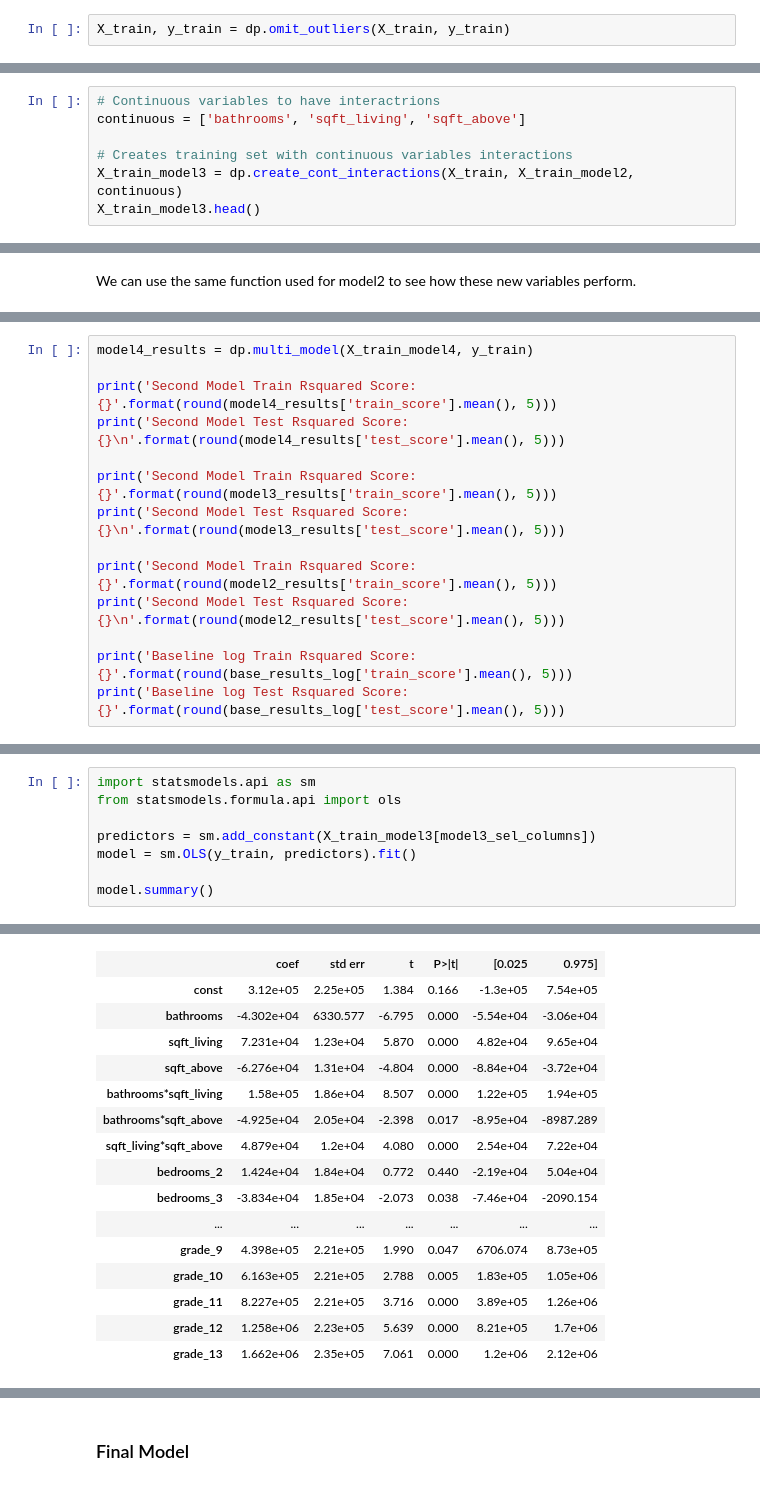
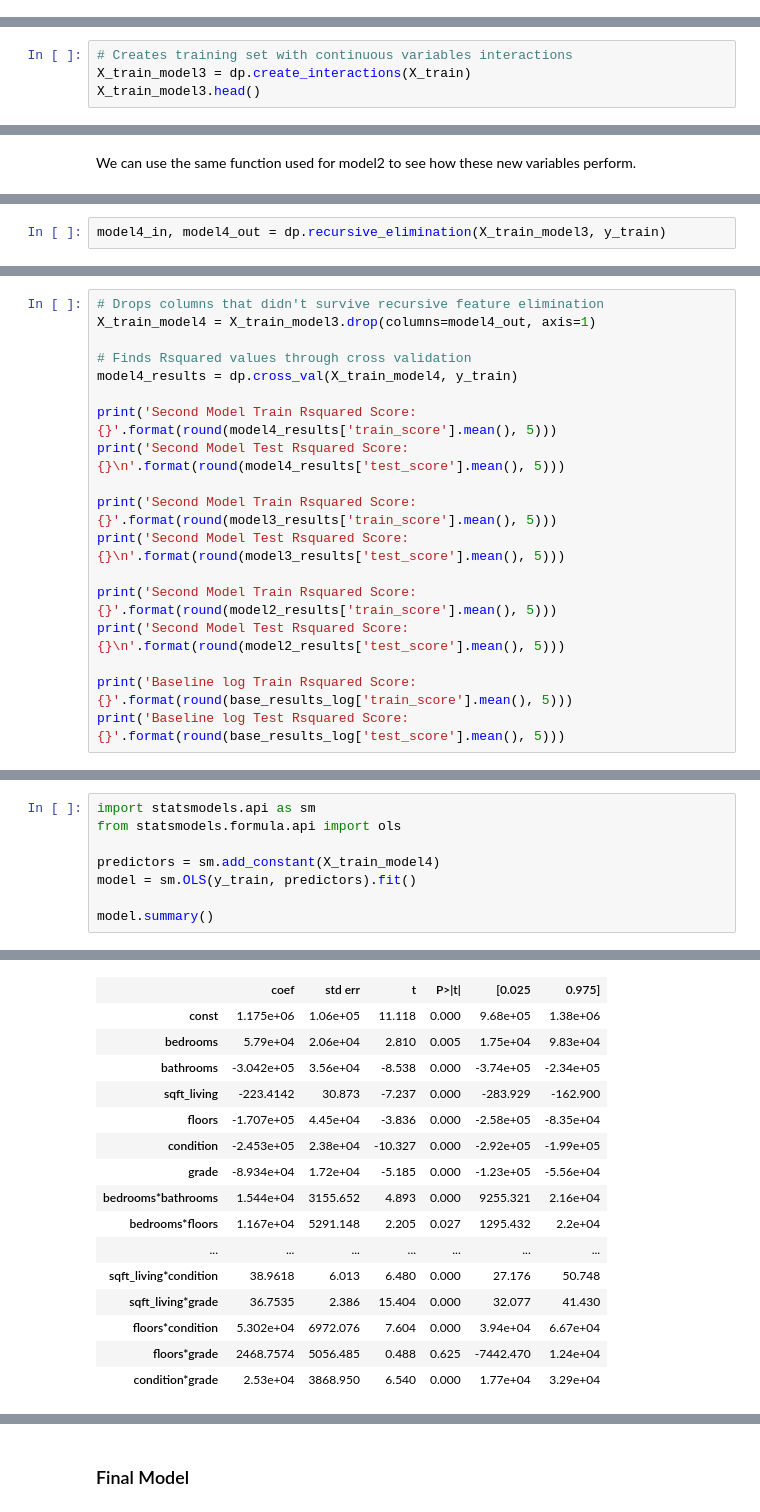
Before and after one commit to cschneck7/phase-2-project, a Jupyter notebook: EDA_notebook.ipynb, the cells around one changed output, grey strips where cells are left out. Saved outputs shown, nothing was run; the diff lists cells and outputs as text.

```diff
--- a/EDA_notebook.ipynb
+++ b/EDA_notebook.ipynb
@@ -279,2 +292,0 @@ These outliers only account for about .06% of the training data, thus will be om
-# %%
-X_train, y_train = dp.omit_outliers(X_train, y_train)
@@ -337,8 +322,5 @@ None of the variables appear to have an exponential relationship to price, so on
 # %%
-# Continuous variables to have interactrions
-continuous = ['bathrooms', 'sqft_living', 'sqft_above']
-
 # Creates training set with continuous variables interactions
-X_train_model3 = dp.create_cont_interactions(X_train, X_train_model2, continuous)
+X_train_model3 = dp.create_interactions(X_train)
 X_train_model3.head()
 # %% [output]
@@ -390,0 +362,2 @@ X_train_model4.head()
+# %%
+model4_in, model4_out = dp.recursive_elimination(X_train_model3, y_train)
@@ -391,5 +392,9 @@ X_train_model4.head()
 # %%
-model4_results = dp.multi_model(X_train_model4, y_train)
+# Drops columns that didn't survive recursive feature elimination
+X_train_model4 = X_train_model3.drop(columns=model4_out, axis=1)
+
+# Finds Rsquared values through cross validation
+model4_results = dp.cross_val(X_train_model4, y_train)
 
 print('Second Model Train Rsquared Score: {}'.format(round(model4_results['train_score'].mean(), 5)))
 print('Second Model Test Rsquared Score: {}\n'.format(round(model4_results['test_score'].mean(), 5)))
@@ -430,7 +425,7 @@ model3_sel_columns = dp.recursive_elimination(X_train_model3, y_train)
 import statsmodels.api as sm
 from statsmodels.formula.api import ols
 
-predictors = sm.add_constant(X_train_model3[model3_sel_columns])
+predictors = sm.add_constant(X_train_model4)
 model = sm.OLS(y_train, predictors).fit()
 
 model.summary()
@@ -447,17 +442,17 @@ OLS Regression Results
 | Covariance Type: | nonrobust |  |  |
 |  | coef | std err | t | P>|t| | [0.025 | 0.975] |
-| const | 3.12e+05 | 2.25e+05 | 1.384 | 0.166 | -1.3e+05 | 7.54e+05 |
-| bathrooms | -4.302e+04 | 6330.577 | -6.795 | 0.000 | -5.54e+04 | -3.06e+04 |
-| sqft_living | 7.231e+04 | 1.23e+04 | 5.870 | 0.000 | 4.82e+04 | 9.65e+04 |
-| sqft_above | -6.276e+04 | 1.31e+04 | -4.804 | 0.000 | -8.84e+04 | -3.72e+04 |
-| bathrooms*sqft_living | 1.58e+05 | 1.86e+04 | 8.507 | 0.000 | 1.22e+05 | 1.94e+05 |
-| bathrooms*sqft_above | -4.925e+04 | 2.05e+04 | -2.398 | 0.017 | -8.95e+04 | -8987.289 |
-| sqft_living*sqft_above | 4.879e+04 | 1.2e+04 | 4.080 | 0.000 | 2.54e+04 | 7.22e+04 |
-| bedrooms_2 | 1.424e+04 | 1.84e+04 | 0.772 | 0.440 | -2.19e+04 | 5.04e+04 |
-| bedrooms_3 | -3.834e+04 | 1.85e+04 | -2.073 | 0.038 | -7.46e+04 | -2090.154 |
+| const | 1.175e+06 | 1.06e+05 | 11.118 | 0.000 | 9.68e+05 | 1.38e+06 |
+| bedrooms | 5.79e+04 | 2.06e+04 | 2.810 | 0.005 | 1.75e+04 | 9.83e+04 |
+| bathrooms | -3.042e+05 | 3.56e+04 | -8.538 | 0.000 | -3.74e+05 | -2.34e+05 |
+| sqft_living | -223.4142 | 30.873 | -7.237 | 0.000 | -283.929 | -162.900 |
+| floors | -1.707e+05 | 4.45e+04 | -3.836 | 0.000 | -2.58e+05 | -8.35e+04 |
+| condition | -2.453e+05 | 2.38e+04 | -10.327 | 0.000 | -2.92e+05 | -1.99e+05 |
+| grade | -8.934e+04 | 1.72e+04 | -5.185 | 0.000 | -1.23e+05 | -5.56e+04 |
+| bedrooms*bathrooms | 1.544e+04 | 3155.652 | 4.893 | 0.000 | 9255.321 | 2.16e+04 |
+| bedrooms*floors | 1.167e+04 | 5291.148 | 2.205 | 0.027 | 1295.432 | 2.2e+04 |
 | ... | ... | ... | ... | ... | ... | ... |
-| grade_9 | 4.398e+05 | 2.21e+05 | 1.990 | 0.047 | 6706.074 | 8.73e+05 |
-| grade_10 | 6.163e+05 | 2.21e+05 | 2.788 | 0.005 | 1.83e+05 | 1.05e+06 |
-| grade_11 | 8.227e+05 | 2.21e+05 | 3.716 | 0.000 | 3.89e+05 | 1.26e+06 |
-| grade_12 | 1.258e+06 | 2.23e+05 | 5.639 | 0.000 | 8.21e+05 | 1.7e+06 |
-| grade_13 | 1.662e+06 | 2.35e+05 | 7.061 | 0.000 | 1.2e+06 | 2.12e+06 |
+| sqft_living*condition | 38.9618 | 6.013 | 6.480 | 0.000 | 27.176 | 50.748 |
+| sqft_living*grade | 36.7535 | 2.386 | 15.404 | 0.000 | 32.077 | 41.430 |
+| floors*condition | 5.302e+04 | 6972.076 | 7.604 | 0.000 | 3.94e+04 | 6.67e+04 |
+| floors*grade | 2468.7574 | 5056.485 | 0.488 | 0.625 | -7442.470 | 1.24e+04 |
+| condition*grade | 2.53e+04 | 3868.950 | 6.540 | 0.000 | 1.77e+04 | 3.29e+04 |
```
Also changed, not shown: parts of 67 cells of this notebook, 2 other files.
